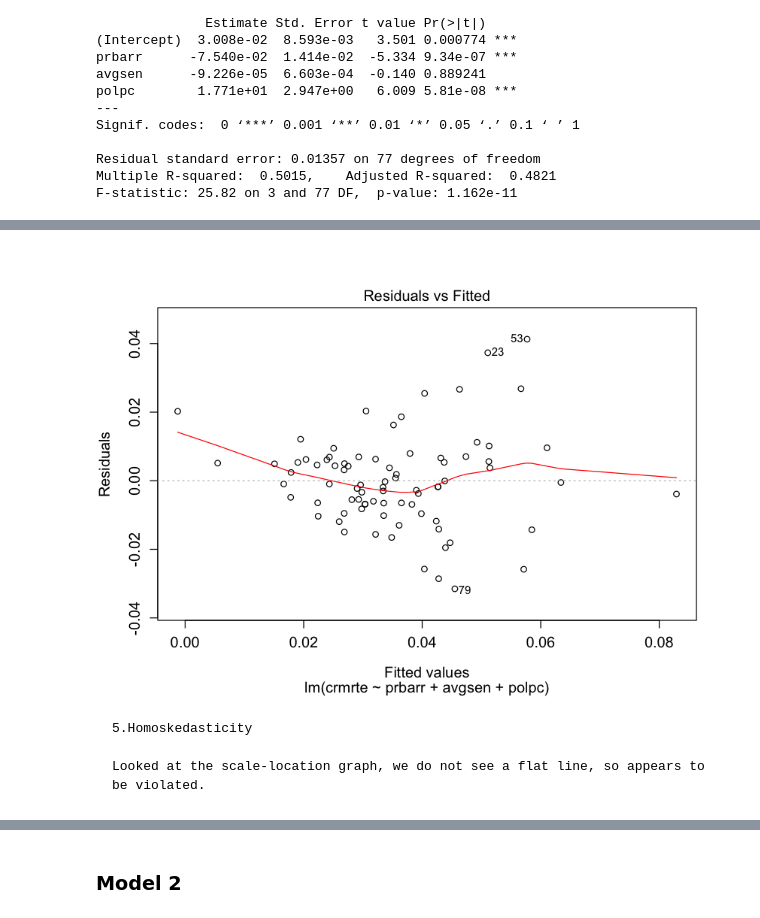
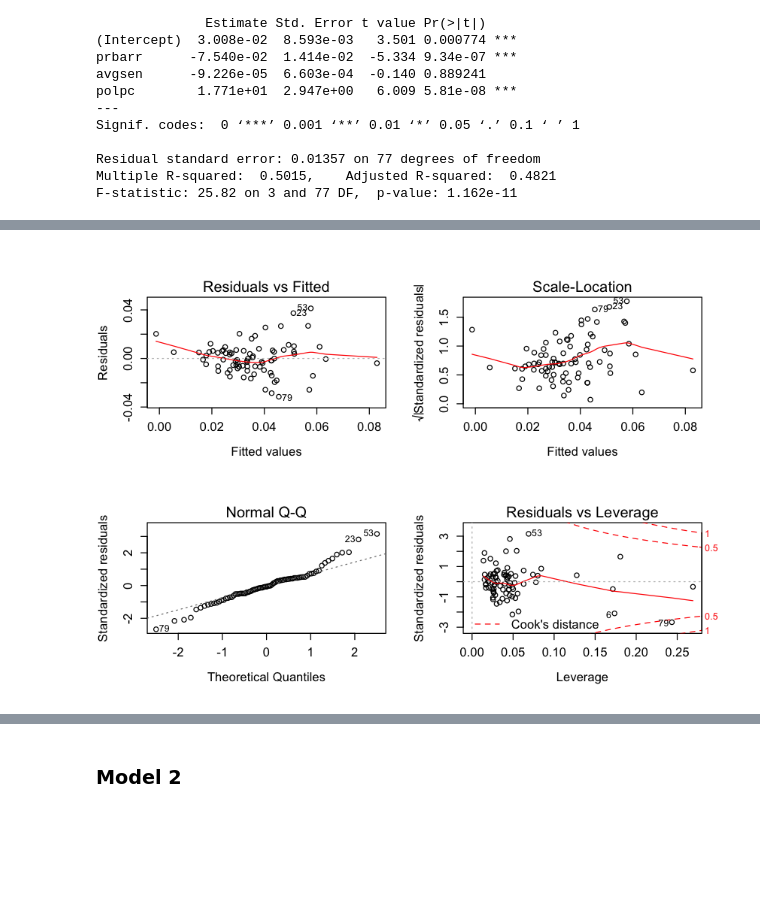
Before and after one commit to lucaschadwicklam97/lab_3_collab, a Jupyter notebook: Annabelle_Joy_Lucas_lab3_v2.ipynb, the cells around one changed output, grey strips where cells are left out. Saved outputs shown, nothing was run; the diff lists cells and outputs as text; code cells hidden in the pictures; blank space fills up the shorter version.

```diff
--- a/Annabelle_Joy_Lucas_lab3_v2.ipynb
+++ b/Annabelle_Joy_Lucas_lab3_v2.ipynb
@@ -299,9 +285,11 @@ Q3. Evaluate all 6 CLM assumptions
 # %%
+par(mfrow=c(2,2))
+
 plot(m1, which=1)
+plot(m1, which=3)
+plot(m1, which=2)
+plot(m1, which=5)
+
 options(repr.plot.height = 5, repr.plot.width = 7, repr.plot.pointsize = 10)
 # %% [output]
-[figure, old version]
+[figure, new version]
-# %% [markdown]
-    5.Homoskedasticity
-
-    Looked at the scale-location graph, we do not see a flat line, so appears to be violated.
```
Also changed, not shown: parts of 32 cells of this notebook.
